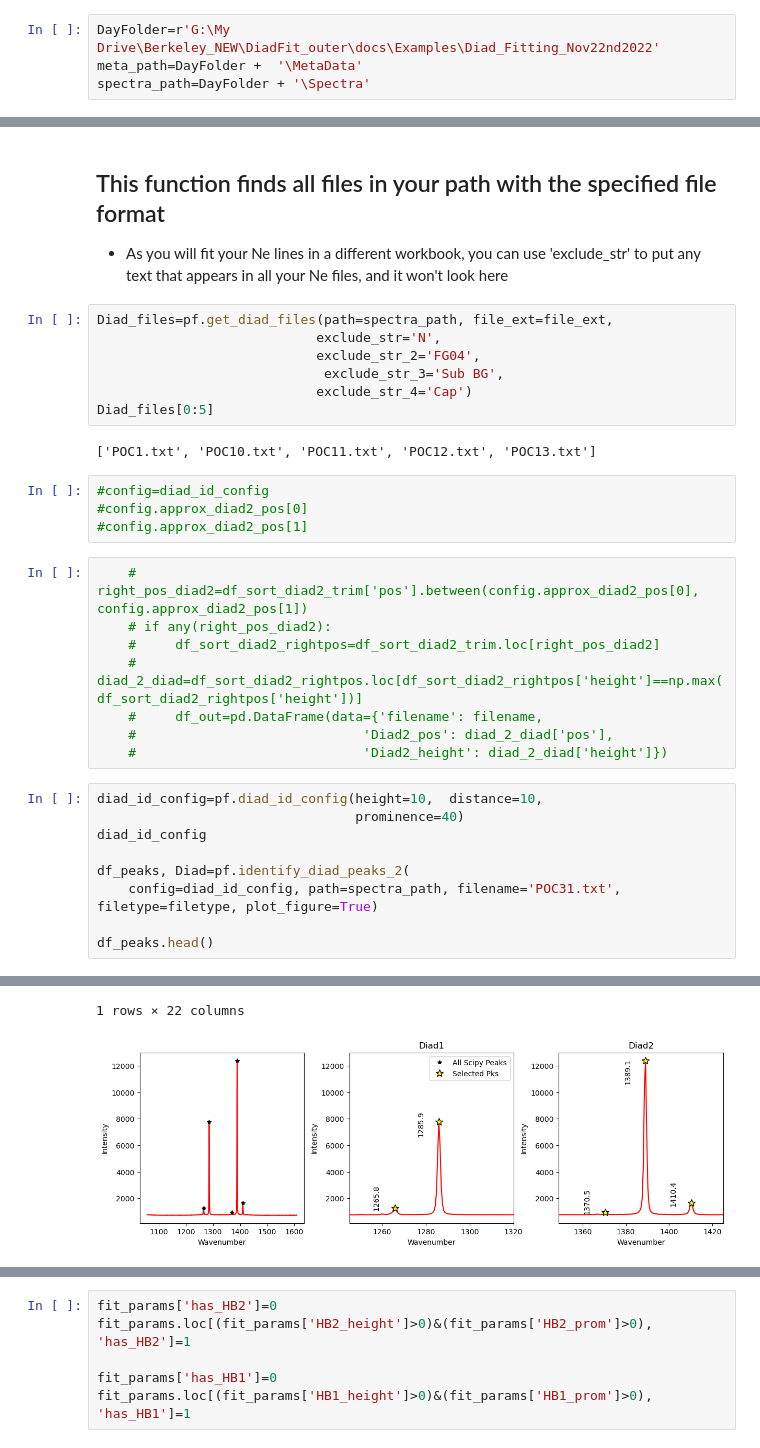
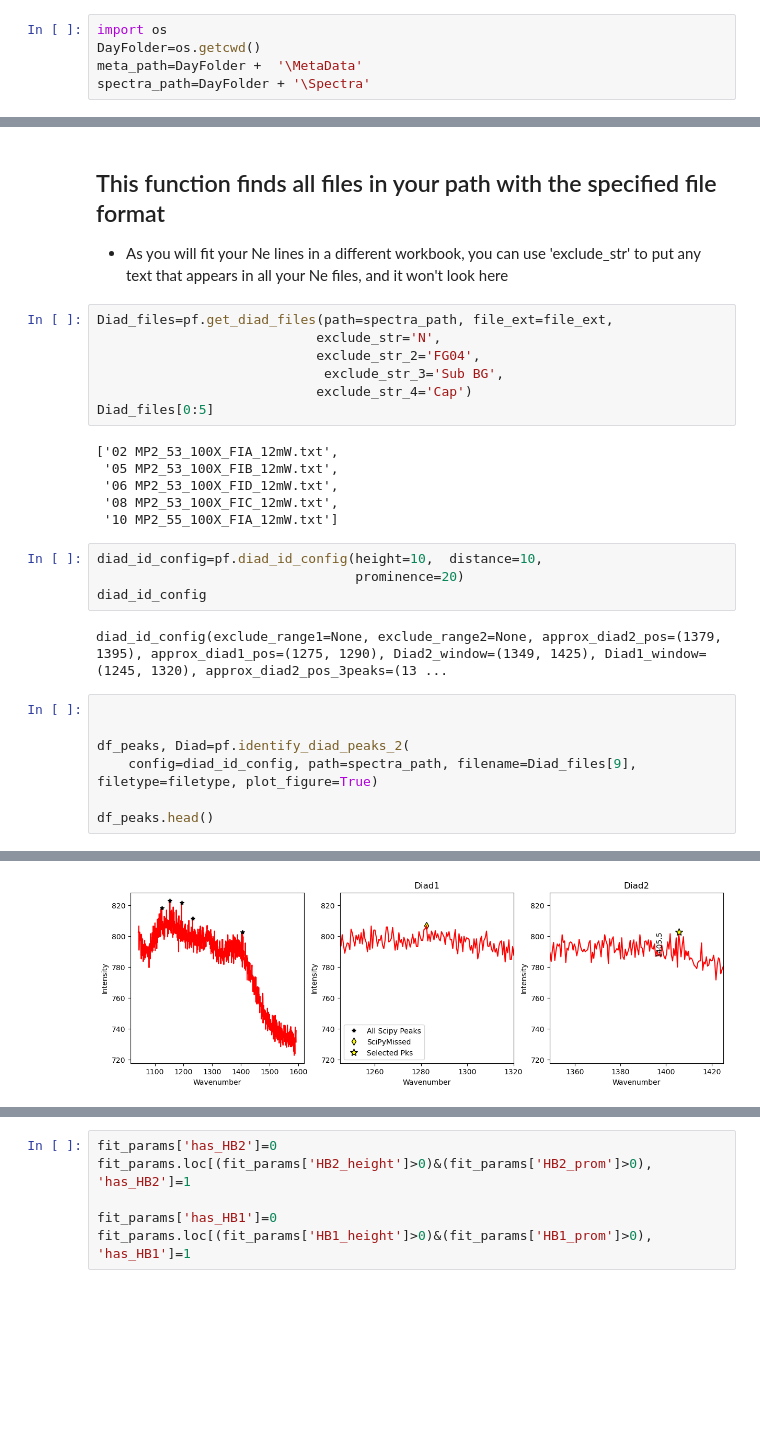
Before and after one commit to PennyWieser/DiadFit, a Jupyter notebook: docs/Examples/Diad_Fitting_Nov22nd2022/Dec_Filtering_Numerical.ipynb, the cells around one changed output, grey strips where cells are left out. Cells and saved outputs as stored; diff of their text form; blank space fills up the shorter version.

```diff
--- a/docs/Examples/Diad_Fitting_Nov22nd2022/Dec_Filtering_Numerical.ipynb
+++ b/docs/Examples/Diad_Fitting_Nov22nd2022/Dec_Filtering_Numerical.ipynb
@@ -18,7 +18,8 @@ pf.__version__
 # %% [output]
 '0.0.37'
 # %%
-DayFolder=r'G:\My Drive\Berkeley_NEW\DiadFit_outer\docs\Examples\Diad_Fitting_Nov22nd2022'
+import os
+DayFolder=os.getcwd()
 meta_path=DayFolder +  '\MetaData'
 spectra_path=DayFolder + '\Spectra'
 # %%
@@ -37,26 +38,22 @@ Diad_files=pf.get_diad_files(path=spectra_path, file_ext=file_ext,
                             exclude_str_4='Cap')
 Diad_files[0:5]
 # %% [output]
-['POC1.txt', 'POC10.txt', 'POC11.txt', 'POC12.txt', 'POC13.txt']
+['02 MP2_53_100X_FIA_12mW.txt',
+ '05 MP2_53_100X_FIB_12mW.txt',
+ '06 MP2_53_100X_FID_12mW.txt',
+ '08 MP2_53_100X_FIC_12mW.txt',
+ '10 MP2_55_100X_FIA_12mW.txt']
-# %%
-#config=diad_id_config
-#config.approx_diad2_pos[0]
-#config.approx_diad2_pos[1]
-# %%
-    # right_pos_diad2=df_sort_diad2_trim['pos'].between(config.approx_diad2_pos[0], config.approx_diad2_pos[1])
-    # if any(right_pos_diad2):
-    #     df_sort_diad2_rightpos=df_sort_diad2_trim.loc[right_pos_diad2]
-    #     diad_2_diad=df_sort_diad2_rightpos.loc[df_sort_diad2_rightpos['height']==np.max(df_sort_diad2_rightpos['height'])]
-    #     df_out=pd.DataFrame(data={'filename': filename,
-    #                             'Diad2_pos': diad_2_diad['pos'],
-    #                             'Diad2_height': diad_2_diad['height']})
+# %%
+diad_id_config=pf.diad_id_config(height=10,  distance=10,
+                                 prominence=20)
+diad_id_config
+# %% [output]
+diad_id_config(exclude_range1=None, exclude_range2=None, approx_diad2_pos=(1379, 1395), approx_diad1_pos=(1275, 1290), Diad2_window=(1349, 1425), Diad1_window=(1245, 1320), approx_diad2_pos_3peaks=(13 ...
 # %%
-diad_id_config=pf.diad_id_config(height=10,  distance=10,
-                                 prominence=40)
-diad_id_config
+
 
 df_peaks, Diad=pf.identify_diad_peaks_2(
-    config=diad_id_config, path=spectra_path, filename='POC31.txt',
+    config=diad_id_config, path=spectra_path, filename=Diad_files[9],
 filetype=filetype, plot_figure=True)
 
 df_peaks.head()
@@ -67,2 +67 @@ df_peaks.head()
-1 rows × 22 columns
-[figure, old version]
+[figure, new version]
```
Also changed, not shown: parts of 17 cells of this notebook, 29 other files.
